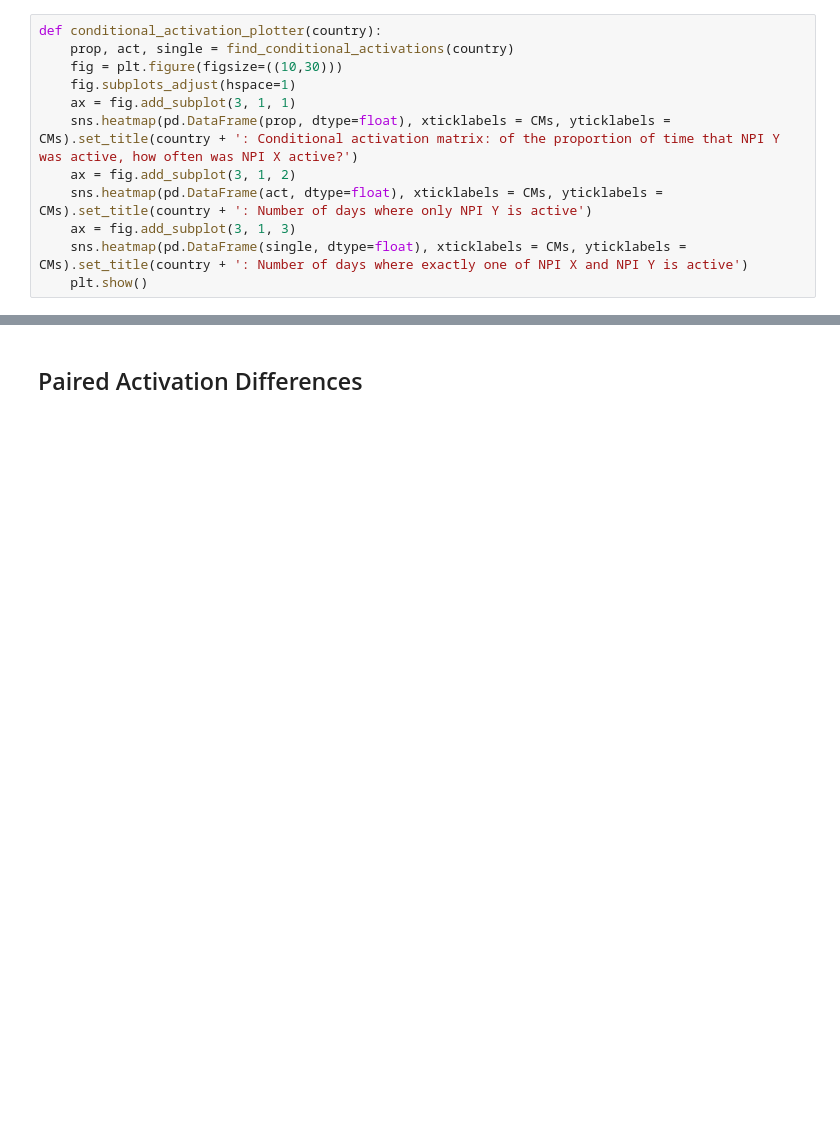
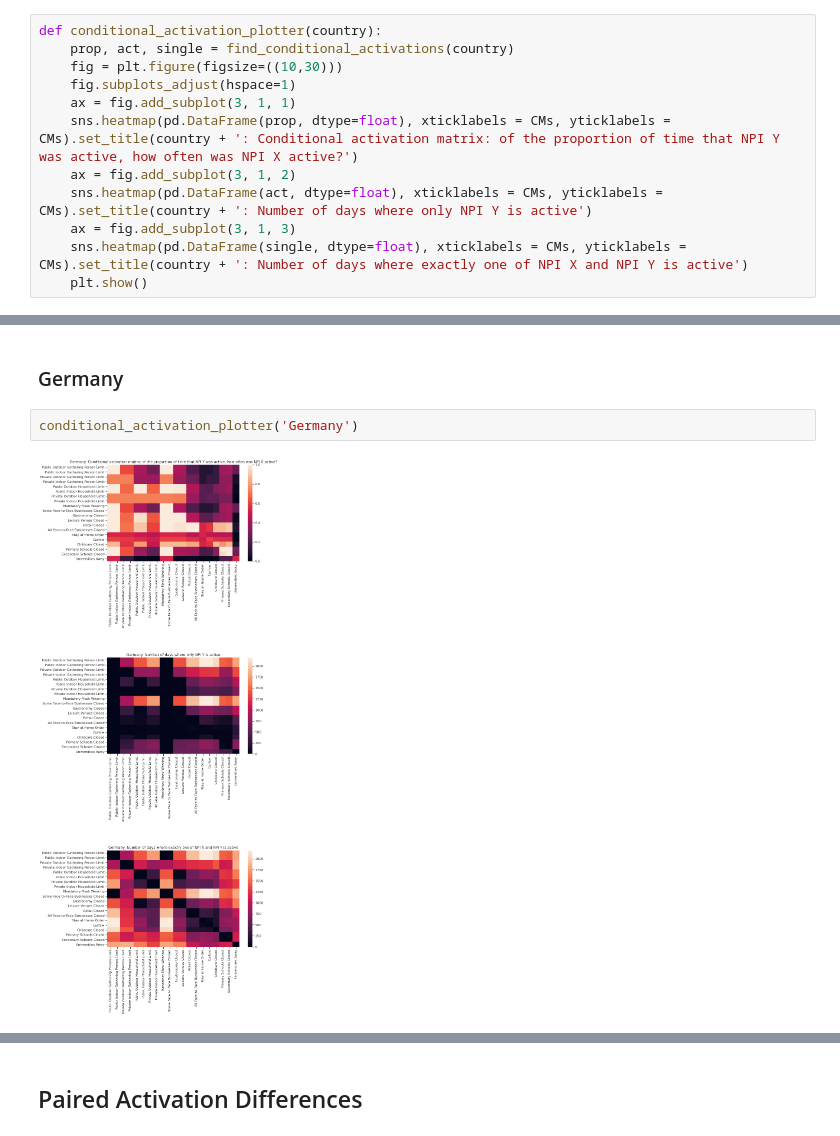
Before and after one commit to MrinankSharma/COVID19NPISecondWave, a Jupyter notebook: notebooks/exploratory_data_analysis.ipynb, the cells around one changed output, grey strips where cells are left out. Drawn from its saved outputs; the diff is of its cells as text; blank space fills up the shorter version.

```diff
--- a/notebooks/exploratory_data_analysis.ipynb
+++ b/notebooks/exploratory_data_analysis.ipynb
@@ -255,0 +245,6 @@ def conditional_activation_plotter(country):
+# %% [markdown]
+### Germany
+# %%
+conditional_activation_plotter('Germany')
+# %% [output]
+[figure, added]
```
Also changed, not shown: parts of 31 cells of this notebook.
